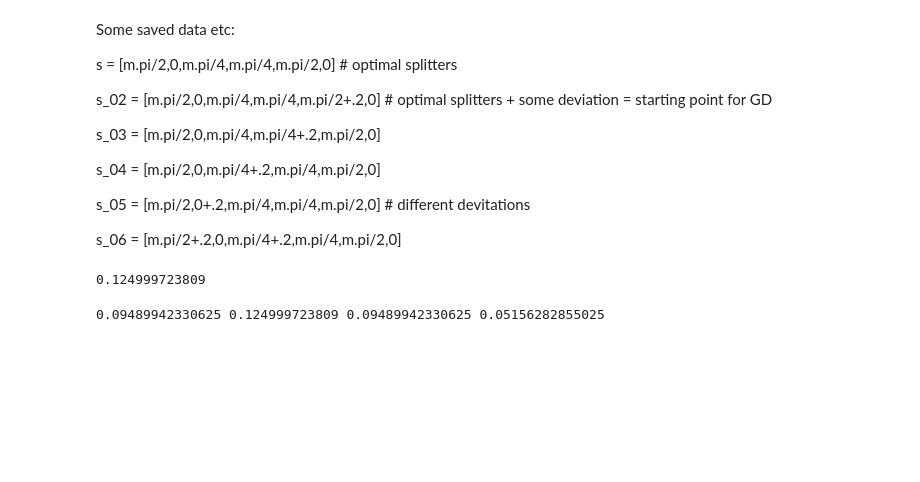
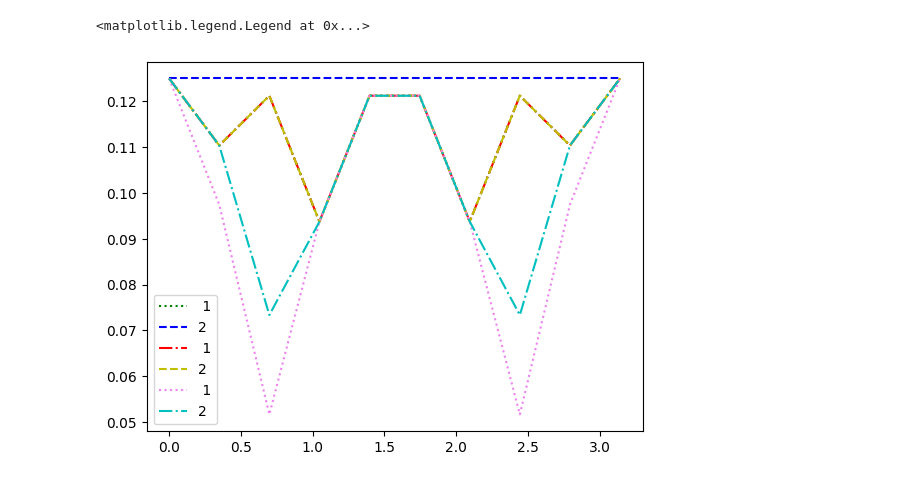
Before and after one commit to pranjagar/Bell-like-Quantum-State-Discrimination, a Jupyter notebook: Gradient_Descent_third_way.ipynb, the cells around one changed output. Drawn from its saved outputs; the diff is of its cells as text; code cells hidden in the pictures; blank space fills up the shorter version.

```diff
--- a/Gradient_Descent_third_way.ipynb
+++ b/Gradient_Descent_third_way.ipynb
@@ -89,20 +88,6 @@ def GDSearch_modified(starting_point = [0,0,0,0,0,0], quantity = 'avgprob' , c_t
 
 
 # maybe add double derivatives inside if condition- in case its already a minima point with first deriv = 0.
-# %% [markdown]
-Some saved data etc:
-
-s = [m.pi/2,0,m.pi/4,m.pi/4,m.pi/2,0]   # optimal splitters
-
-s_02 = [m.pi/2,0,m.pi/4,m.pi/4,m.pi/2+.2,0]   # optimal splitters + some deviation = starting point for GD
-
-s_03 = [m.pi/2,0,m.pi/4,m.pi/4+.2,m.pi/2,0]
-
-s_04 = [m.pi/2,0,m.pi/4+.2,m.pi/4,m.pi/2,0]
-
-s_05 = [m.pi/2,0+.2,m.pi/4,m.pi/4,m.pi/2,0]   # different devitations
-
-s_06 = [m.pi/2+.2,0,m.pi/4+.2,m.pi/4,m.pi/2,0]
 # %%
 # Some saved data etc:
 
@@ -120,35 +105,46 @@ s_06 = [m.pi/2+.2,0,m.pi/4+.2,m.pi/4,m.pi/2,0]
 # %%
 #checking if our fucntion with maxconf quantity gives expected values
 
-print(avg_prob_with_confidence_alternative( custom_splitters = s , quantity= 'maxconf', theta= 45))   # works
+# print(avg_prob_with_confidence_alternative( custom_splitters = s , quantity= 'maxconf', theta= 45))   # works
 
 conf_list1 = []
 conf_list2 = []
 conf_list3 = []
 conf_list4 = []
 conf_list5 = []
 conf_list6 = []
 conf_list7 = []
 
-X = np.linspace(0,m.pi,50)
+X = np.linspace(0,m.pi,10)
 for i in X:
     sp1 = [m.pi/2,0,m.pi/4,m.pi/4,m.pi/2,0+i]   # Increasing one parameter at once
     conf_list1.append(avg_prob_with_confidence_alternative(custom_splitters = sp1 , quantity= 'maxconf', theta= 45))
     sp2 = [m.pi/2,0,m.pi/4,m.pi/4,m.pi/2+i,0]
     conf_list2.append(avg_prob_with_confidence_alternative(custom_splitters = sp2 , quantity= 'maxconf', theta= 45))
     sp3 = [m.pi/2,0,m.pi/4,m.pi/4+i,m.pi/2,0]
     conf_list3.append(avg_prob_with_confidence_alternative(custom_splitters = sp3 , quantity= 'maxconf', theta= 45))
     sp4 = [m.pi/2,0,m.pi/4+i,m.pi/4,m.pi/2,0]
     conf_list4.append(avg_prob_with_confidence_alternative(custom_splitters = sp4 , quantity= 'maxconf', theta= 45))
     sp5 = [m.pi/2,0+i,m.pi/4,m.pi/4,m.pi/2,0]
     conf_list5.append(avg_prob_with_confidence_alternative(custom_splitters = sp5 , quantity= 'maxconf', theta= 45))
     sp6 = [m.pi/2+i,0,m.pi/4,m.pi/4,m.pi/2,0]
     conf_list6.append(avg_prob_with_confidence_alternative(custom_splitters = sp6 , quantity= 'maxconf', theta= 45))
     sp7 = [m.pi/2+i,0+i,m.pi/4+i,m.pi/4+i,m.pi/2+i,0+i]   # increasing all at once
     conf_list7.append(avg_prob_with_confidence_alternative(custom_splitters = sp7 , quantity= 'maxconf', theta= 45))
+
+
+
+# plotting how max confidence looks like
+plt.plot(X,conf_list1, linestyle = 'dotted',c= 'g',label=' 1')
+plt.plot(X,conf_list2, linestyle = 'dashed',c= 'b',label= '2')
+plt.plot(X,conf_list3, linestyle = '-.',c= 'r',label=' 1')
+plt.plot(X,conf_list4, linestyle = 'dashed',c= 'y',label= '2')
+plt.plot(X,conf_list5, linestyle = 'dotted',c= 'violet',label=' 1')
+plt.plot(X,conf_list6, linestyle = '-.',c= 'c',label= '2')
+plt.legend()
+# Q: Why is max confidnece dropping below .1 ? Ans: coz .1 is not the minimum, it is .1/4 = .025 coz of the normalized probability or priors = .25 each.
+
+# as expected. verified
 # %% [output]
-0.124999723809
+<matplotlib.legend.Legend at 0x...>
+[figure, added]
-# %%
-print(min(conf_list1), min(conf_list2), min(conf_list3), min(conf_list5))
-# %% [output]
-0.09489942330625 0.124999723809 0.09489942330625 0.05156282855025
```
Also changed, not shown: parts of 8 cells of this notebook, 4 other files.
